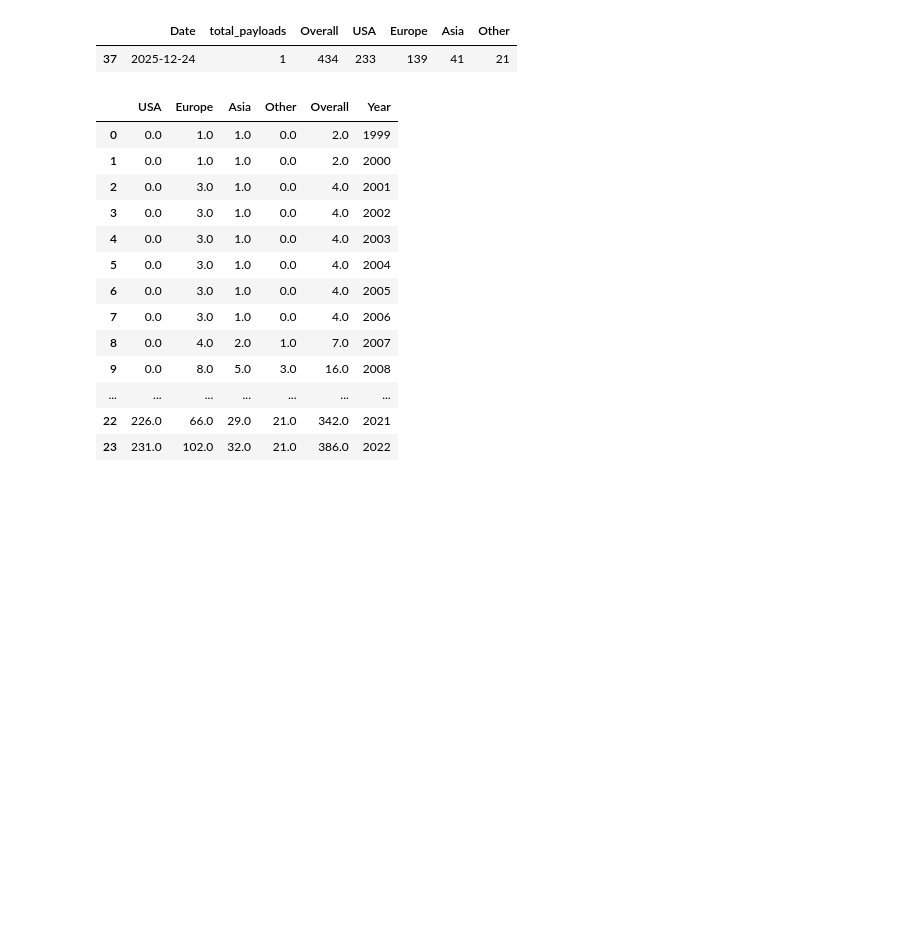
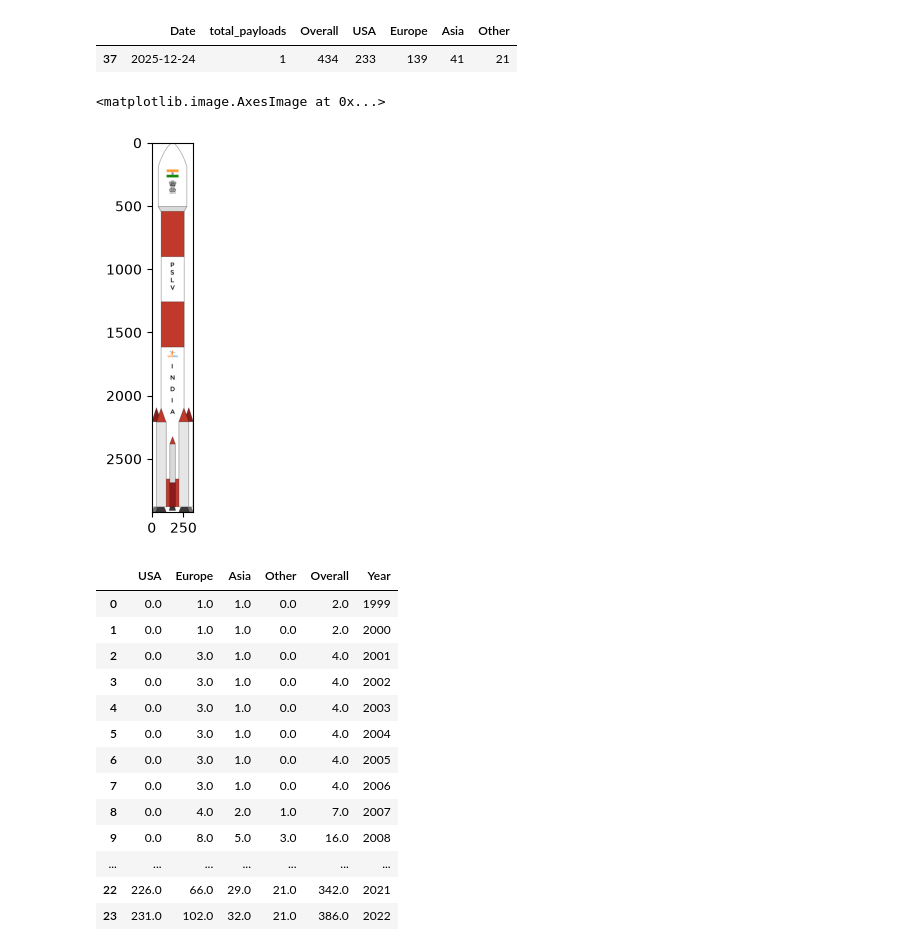
Before and after one commit to debatreyo/ISRO---Missions, a Jupyter notebook: notebooks/data_viz.ipynb, the cells around one changed output. Drawn from its saved outputs; the diff is of its cells as text; code cells hidden in the pictures; blank space fills up the shorter version.

```diff
--- a/notebooks/data_viz.ipynb
+++ b/notebooks/data_viz.ipynb
@@ -19,6 +21,19 @@ data.tail(1)
 # %% [output]
 |  | Date | total_payloads | Overall | USA | Europe | Asia | Other |
 | 37 | 2025-12-24 | 1 | 434 | 233 | 139 | 41 | 21 |
+# %%
+# load PSLV image
+rocket_img = mpimg.imread(
+    os.path.join(
+        "..", "data", "image",
+        "pslv.png"
+    )
+)
+
+plt.imshow(rocket_img)
+# %% [output]
+<matplotlib.image.AxesImage at 0x...>
+[figure, added]
 # %%
 df = data.copy()
 
```
Also changed, not shown: parts of 2 cells of this notebook, 2 other files.
